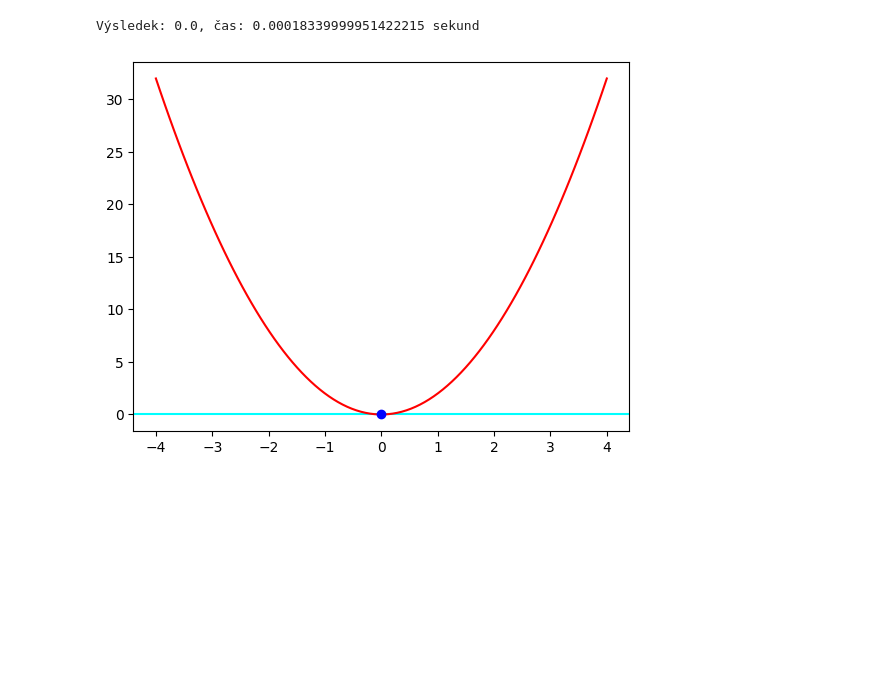
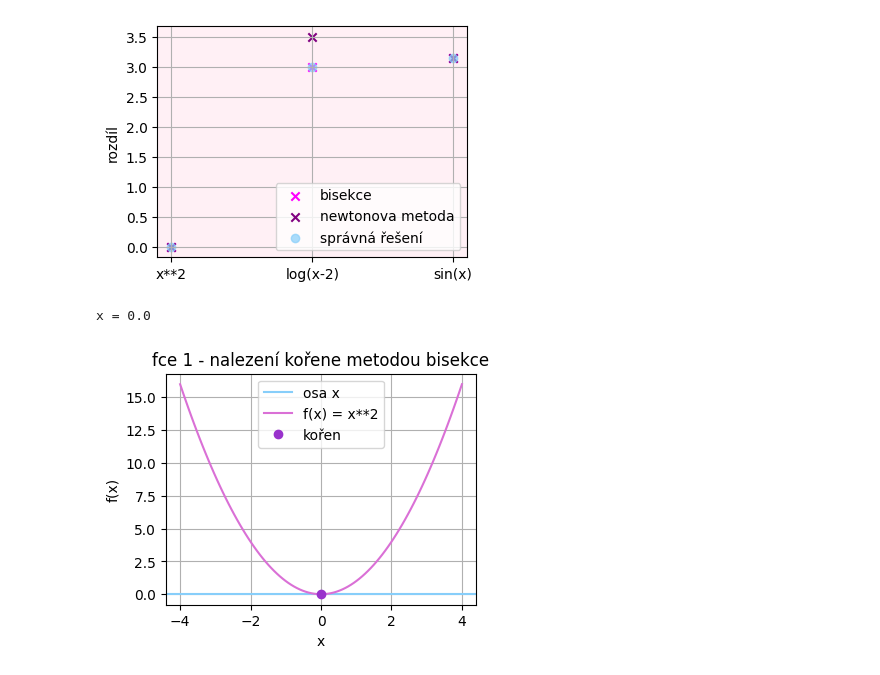
Before and after one commit to lailamacho/msw_zapocet, a Jupyter notebook: uloha_05.ipynb, the cells around one changed output. Saved outputs shown, nothing was run; the diff lists cells and outputs as text; code cells hidden in the pictures; blank space fills up the shorter version.

```diff
--- a/uloha_05.ipynb
+++ b/uloha_05.ipynb
@@ -3,41 +35,61 @@
+# %%
+# srovnání přesnosti výsledků
+
+funkce = ["x**2", "log(x-2)", "sin(x)"]
+bisekce_vysledky = [bisekce_1, bisekce_2, bisekce_3]
+newton_vysledky = [newton_1, newton_2, newton_3]
+spravna_reseni = [0, 3, np.pi]
+
+plt.figure(figsize=(4,3))
+plt.scatter(funkce, bisekce_vysledky, marker="x", color="magenta", label="bisekce")
+plt.scatter(funkce, newton_vysledky, marker="x", color="purple", label="newtonova metoda")
+plt.scatter(funkce, spravna_reseni, marker="o", color="lightskyblue", alpha=0.7, label="správná řešení")
+
+plt.gca().set_facecolor("lavenderblush")
+plt.ylabel("rozdíl")
+plt.grid()
+plt.legend()
+plt.show()
+# %% [output]
+[figure, added]
 # %%
-# 1
-import matplotlib.pyplot as plt
-import numpy as np
-import time
-
+# FUNKCE 1 - uzavřená metoda
 t1 = time.perf_counter()
 
-def ohranicena_metoda(f, zacatek_intervalu, konec_intervalu, pocet_puleni):
+def bisekce(f, zacatek_intervalu, konec_intervalu, pocet_puleni):
     a = zacatek_intervalu
     b = konec_intervalu
     n = pocet_puleni
     koren = np.empty(shape=[n])
-
     for i in range(n):
-        x = (a+b) /2
+        x = (a + b) / 2
         if f(a) * f(x) < 0:
             b = x
         else:
             a = x
         koren[i] = x
         return koren[i]
 
 def f(x):
-    return 2*x**2
+    return x**2
 
-vysledek = ohranicena_metoda(f, -2, 2, 10)
+bisekce_1 = bisekce(f, -4, 4, 10)
+t2 = time.perf_counter()
 
-t2 = time.perf_counter()
-cas_1_1 = t2 - t1
+print(f"x = {bisekce_1}")
+cas_bisekce_1 = t2 - t1
 
-print(f"Výsledek: {vysledek}, čas: {cas_1_1} sekund")
-
-plt.axhline(0, color="cyan")
-x = np.linspace(-4, 4, 100)
-plt.plot(x, f(x), "r")
-plt.plot(vysledek, f(vysledek), "bo")
+plt.figure(figsize=(4,3))
+plt.axhline(0, color="lightskyblue", linestyle="-", label="osa x")
+interval = np.linspace(-4, 4, 100)
+plt.plot(interval, f(interval), "orchid", label="f(x) = x**2")
+plt.plot(bisekce_1, f(bisekce_1), "o", color="darkorchid", label="kořen")
+plt.xlabel("x")
+plt.ylabel("f(x)")
+plt.title("fce 1 - nalezení kořene metodou bisekce")
+plt.legend()
+plt.grid()
 plt.show()
 # %% [output]
-Výsledek: 0.0, čas: 0.00018339999951422215 sekund
+x = 0.0
-[figure, old version]
+[figure, new version]
```
Also changed, not shown: parts of 9 cells of this notebook, 5 other files.
